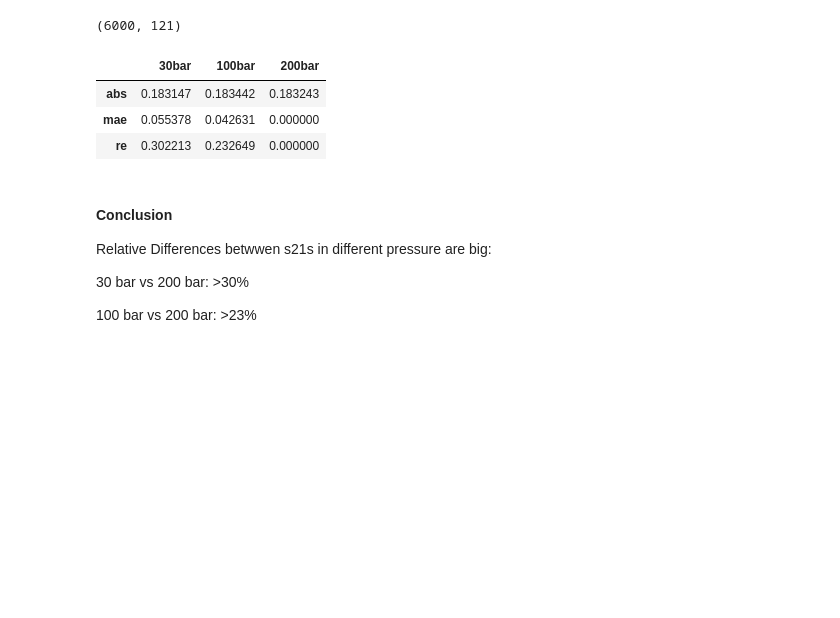
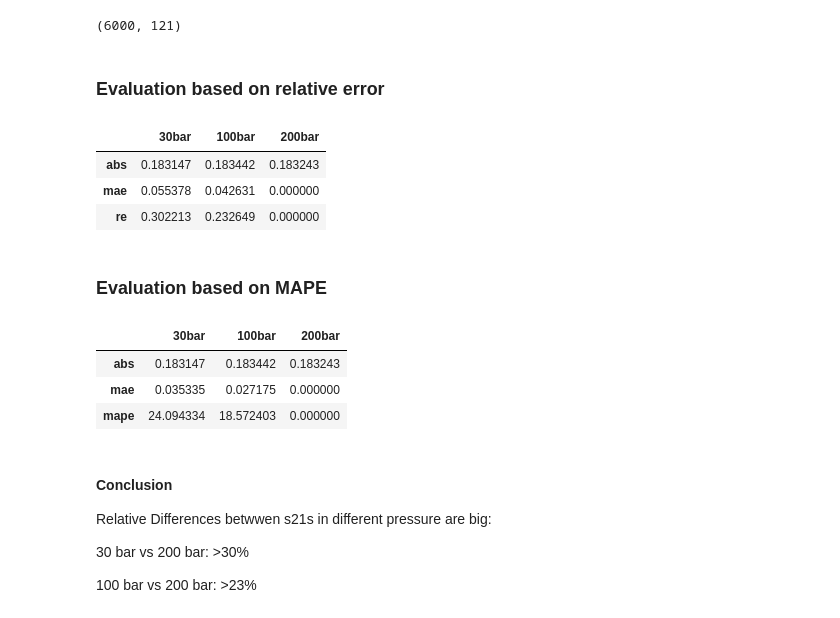
Before and after one commit to chen-xin-94/trelleborg, a Jupyter notebook: scripts/eda/EDA_V27.ipynb, the cells around one changed output. Drawn from its saved outputs; the diff is of its cells as text; code cells hidden in the pictures; blank space fills up the shorter version.

Commit message:
add evaluations based on mape, partially delete evaluations based on relative error

```diff
--- a/scripts/eda/EDA_V27.ipynb
+++ b/scripts/eda/EDA_V27.ipynb
@@ -512,6 +518,8 @@ _s21_200 = s21_200[:NN,:]
 _s21_200.shape
 # %% [output]
 (6000, 121)
+# %% [markdown]
+### Evaluation based on relative error
 # %%
 # result dictionary
 d = {
@@ -532,0 +554,2 @@ pd.DataFrame.from_dict(d, orient='index',
+# %% [markdown]
+### Evaluation based on MAPE
@@ -533,3 +577,38 @@ pd.DataFrame.from_dict(d, orient='index',
+# %%
+# Evaluation before autoencoder
+from sklearn.metrics import mean_absolute_percentage_error
+from sklearn.metrics import mean_absolute_error
+
+_s21_200_242= _s21_200_242.flatten()
+_s21_100_242= _s21_100_242.flatten()
+_s21_30_242= _s21_30_242.flatten()
+
+ind = np.where(np.logical_and(_s21_200_242>=-1e-7, _s21_200_242<=1e-7))[0]
+_s21_200_242[ind] = 1e-7 # Prevent division by zero
+
+d2 = {
+    "abs":[np.mean(abs(_s21_30)),np.mean(abs(_s21_100)),np.mean(abs(_s21_200))],
+
+    "mae":[
+        mean_absolute_error(_s21_200_242,_s21_30_242),
+        mean_absolute_error(_s21_200_242,_s21_100_242),
+        0
+    ],
+
+    "mape":[
+        mean_absolute_percentage_error(_s21_200_242,_s21_30_242),
+        mean_absolute_percentage_error(_s21_200_242,_s21_100_242),
+        0
+    ]
+}
+
+pd.DataFrame.from_dict(d2, orient='index',
+                       columns=['30bar', '100bar', '200bar'])
+# %% [output]
+|  | 30bar | 100bar | 200bar |
+| abs | 0.183147 | 0.183442 | 0.183243 |
+| mae | 0.035335 | 0.027175 | 0.000000 |
+| mape | 24.094334 | 18.572403 | 0.000000 |
 # %% [markdown]
 #### Conclusion
 
```
Also changed, not shown: parts of 7 cells of this notebook, 3 other files.
